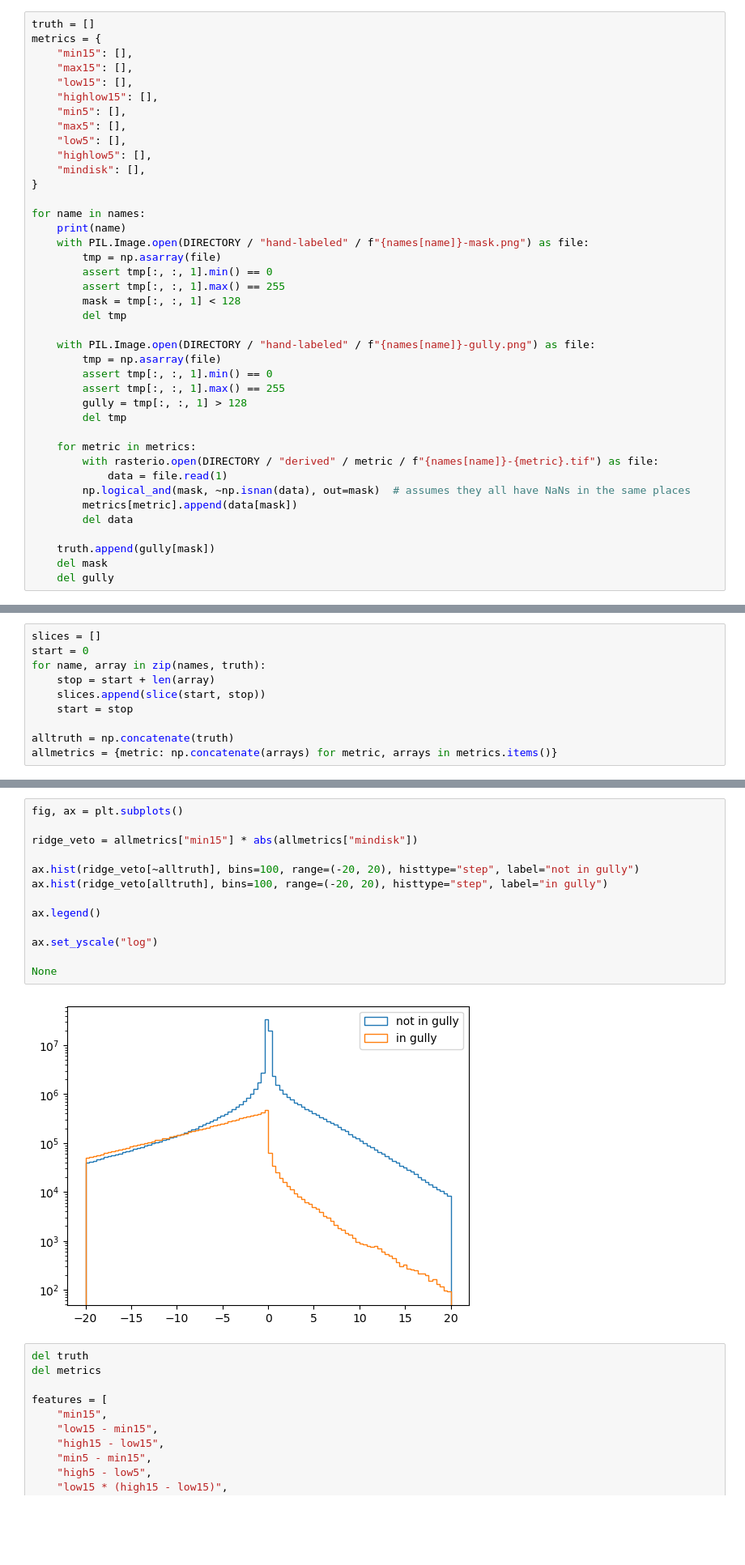
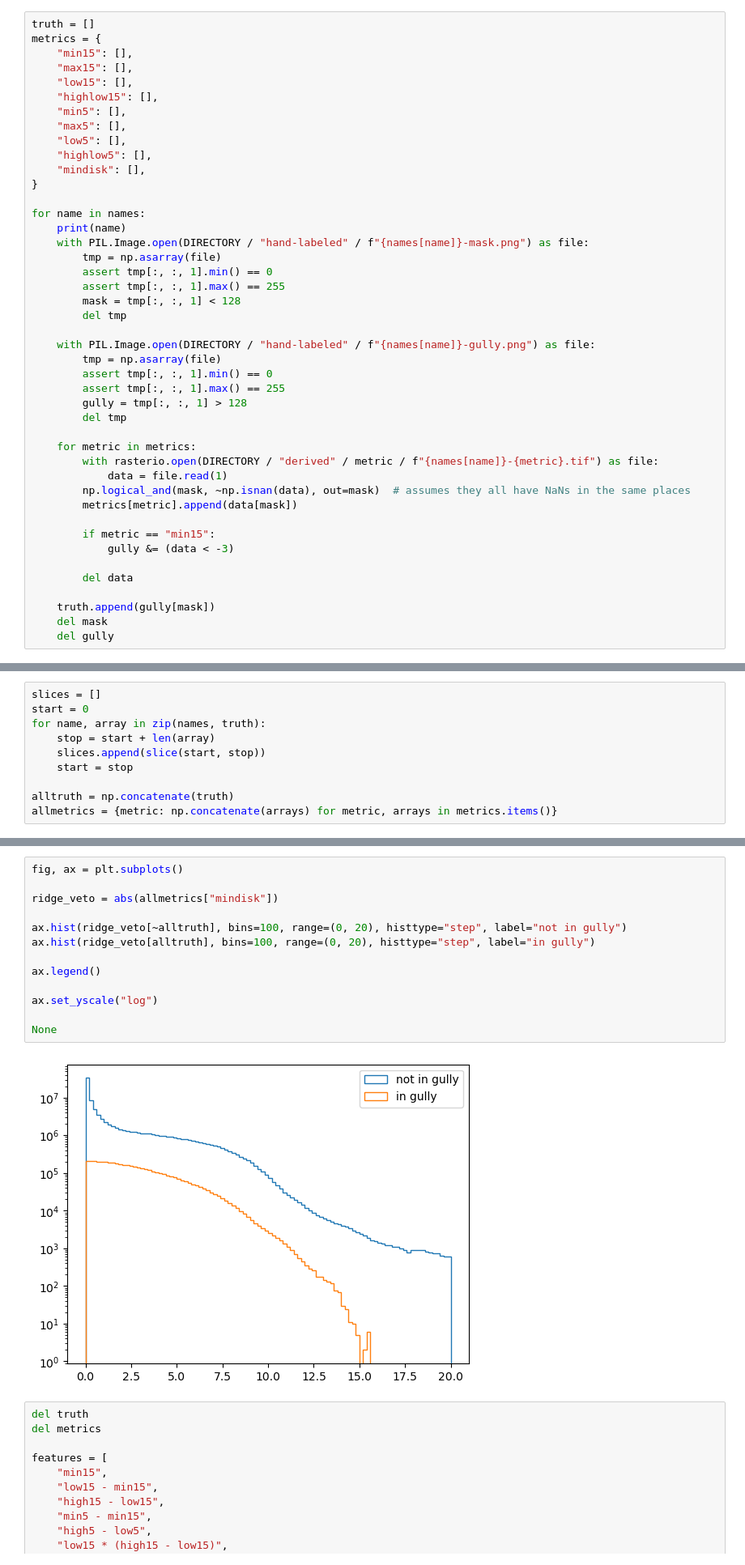
Before and after one commit to dsi-rse/gully-map, a Jupyter notebook: notebooks/fit-to-hand-labeled-data.ipynb, the cells around one changed output, grey strips where cells are left out. Shown at 81% size. Saved outputs shown, nothing was run; the diff lists cells and outputs as text; blank space fills up the shorter version.

Commit message:
the problem was the training data; I sharpened it with (min15 < -3)

```diff
--- a/notebooks/fit-to-hand-labeled-data.ipynb
+++ b/notebooks/fit-to-hand-labeled-data.ipynb
@@ -59,6 +59,10 @@ for name in names:
             data = file.read(1)
         np.logical_and(mask, ~np.isnan(data), out=mask)  # assumes they all have NaNs in the same places
         metrics[metric].append(data[mask])
+
+        if metric == "min15":
+            gully &= (data < -3)
+
         del data
 
     truth.append(gully[mask])
@@ -114,18 +118,18 @@ None
 # %%
 fig, ax = plt.subplots()
 
-ridge_veto = allmetrics["min15"] * abs(allmetrics["mindisk"])
+ridge_veto = abs(allmetrics["mindisk"])
 
-ax.hist(ridge_veto[~alltruth], bins=100, range=(-20, 20), histtype="step", label="not in gully")
-ax.hist(ridge_veto[alltruth], bins=100, range=(-20, 20), histtype="step", label="in gully")
+ax.hist(ridge_veto[~alltruth], bins=100, range=(0, 20), histtype="step", label="not in gully")
+ax.hist(ridge_veto[alltruth], bins=100, range=(0, 20), histtype="step", label="in gully")
 
 ax.legend()
 
 ax.set_yscale("log")
 
 None
 # %% [output]
-[figure, old version]
+[figure, new version]
 # %%
 del truth
 del metrics
```
Also changed, not shown: parts of 10 cells of this notebook.
